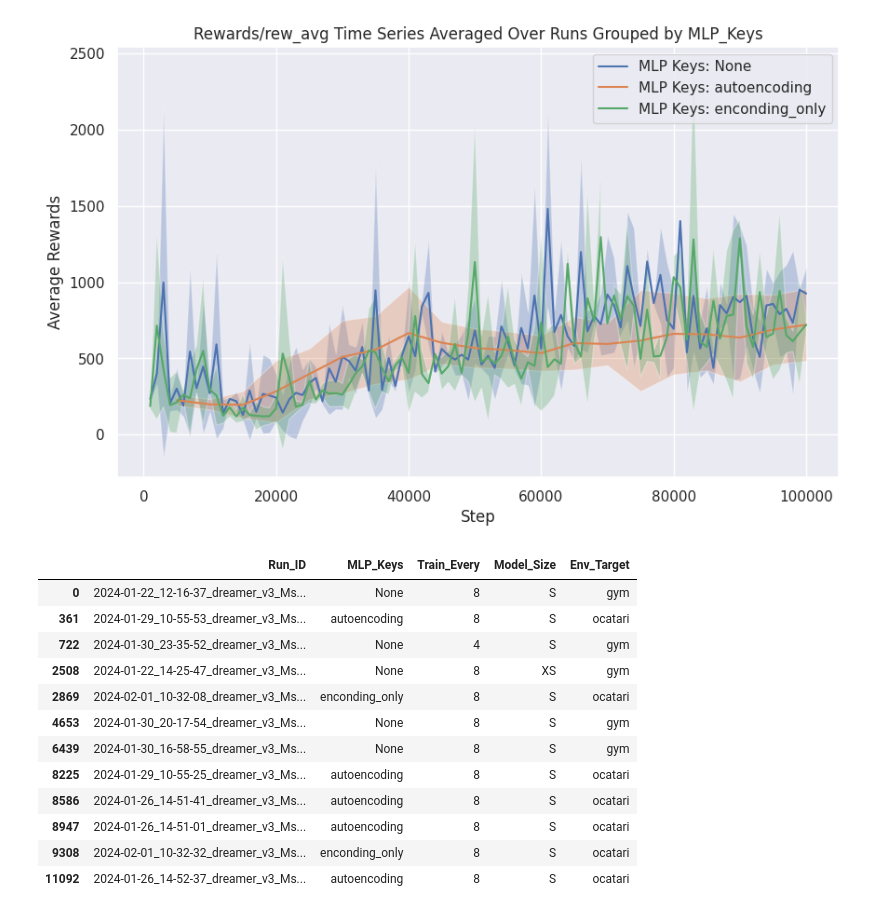
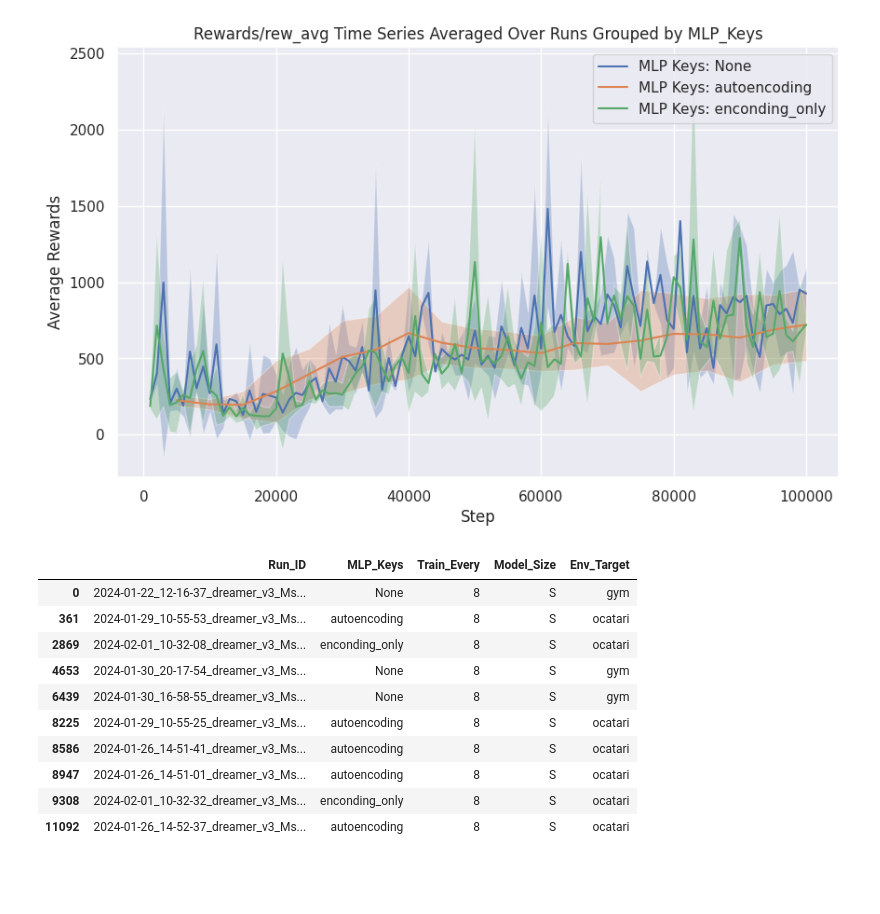
Before and after one commit to TheBlueHawk/sheeprl, a Jupyter notebook: test.ipynb, the cells around one changed output. Saved outputs shown, nothing was run; the diff lists cells and outputs as text; code cells hidden in the pictures; blank space fills up the shorter version.

Commit message:
generalize viz for all metrics

```diff
--- a/test.ipynb
+++ b/test.ipynb
@@ -424,12 +424,10 @@ import seaborn as sns
 # Assuming df is your DataFrame
 # Filtering the DataFrame for the 'Rewards/rew_avg' metric, train_every = 8, and model_size = 'S'
 
-filtered_df = all_experiments_df[(all_experiments_df['Metric'] == 'Rewards/rew_avg') & (all_experiments_df['Train_Every'] == 8) & (all_experiments_df['Model_Size'] == 'S')].drop(columns=['Env_Target', 'Run_ID', 'Metric', 'Model_Size', 'Train_Every', 'Seed'])
-
-
+filtered_df = all_experiments_df[(all_experiments_df['Metric'] == 'Rewards/rew_avg') & (all_experiments_df['Train_Every'] == 8) & (all_experiments_df['Model_Size'] == 'S')]
 
 # Group by Step and MLP_Keys, then calculate mean and std
-grouped = filtered_df.groupby(['Step', 'MLP_Keys'])
+grouped = filtered_df.drop(columns=['Env_Target', 'Run_ID', 'Metric', 'Model_Size', 'Train_Every', 'Seed']).groupby(['Step', 'MLP_Keys'])
 mean_std_df = grouped['Value'].agg(['mean', 'std']).reset_index()
 
 # Plotting
@@ -456,14 +454,12 @@ plt.show()
 [figure]
 # %%
 # get unique 'Run_ID', 'MLP_Keys', 'Train_Every', 'Model_Size', 'Env_Target' combinations
-unique_combinations = all_experiments_df[['Run_ID', 'MLP_Keys', 'Train_Every', 'Model_Size', 'Env_Target']].drop_duplicates()
+unique_combinations = filtered_df[['Run_ID', 'MLP_Keys', 'Train_Every', 'Model_Size', 'Env_Target']].drop_duplicates()
 unique_combinations
 # %% [output]
 |  | Run_ID | MLP_Keys | Train_Every | Model_Size | Env_Target |
 | 0 | 2024-01-22_12-16-37_dreamer_v3_Ms... | None | 8 | S | gym |
 | 361 | 2024-01-29_10-55-53_dreamer_v3_Ms... | autoencoding | 8 | S | ocatari |
-| 722 | 2024-01-30_23-35-52_dreamer_v3_Ms... | None | 4 | S | gym |
-| 2508 | 2024-01-22_14-25-47_dreamer_v3_Ms... | None | 8 | XS | gym |
 | 2869 | 2024-02-01_10-32-08_dreamer_v3_Ms... | enconding_only | 8 | S | ocatari |
 | 4653 | 2024-01-30_20-17-54_dreamer_v3_Ms... | None | 8 | S | gym |
 | 6439 | 2024-01-30_16-58-55_dreamer_v3_Ms... | None | 8 | S | gym |
```
Also changed, not shown: parts of 2 cells of this notebook.
